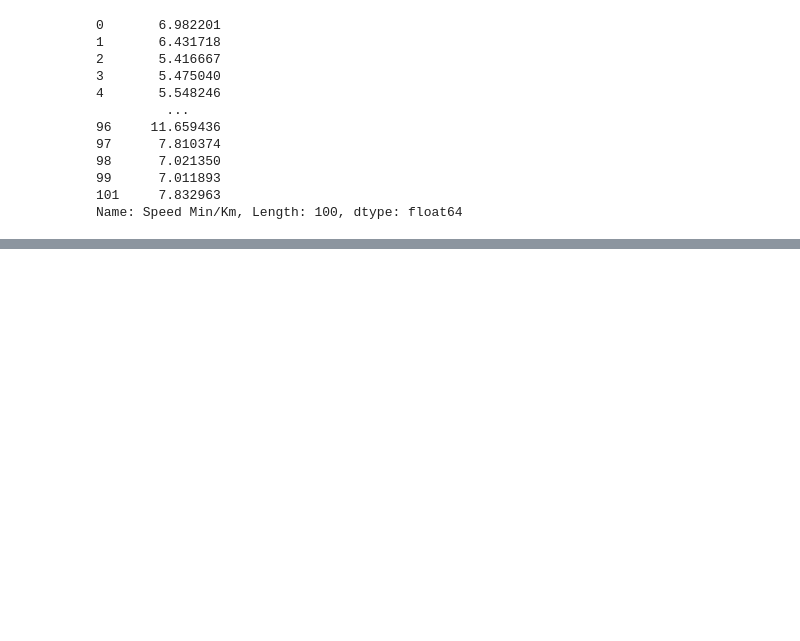
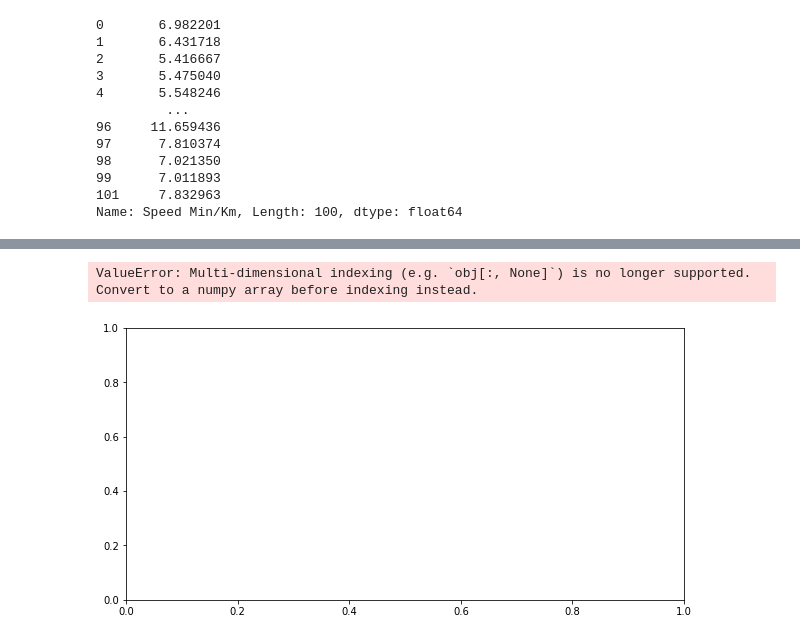
Before and after one commit to deanosmith/Stava, a Jupyter notebook: eda.ipynb, the cells around one changed output, grey strips where cells are left out. Cells and saved outputs as stored; diff of their text form; code cells hidden in the pictures; blank space fills up the shorter version.

Commit message:
Git ignore and new error

```diff
--- a/eda.ipynb
+++ b/eda.ipynb
@@ -109,14 +119,25 @@ plt.show()
 # %%
+# Ensure 'Week' is a column and the DataFrame is sorted by date
+df_july_onwards = df[df['Activity Date'].dt.month >= 7]
+df_july_onwards = df_july_onwards.sort_values('Activity Date')
+df_july_onwards['Week'] = df_july_onwards['Activity Date'].dt.isocalendar().week
 
-# Cumulative distance by week from July
-df_july_onwards = df[df['Activity Date'].dt.month >= 7]
-weekly_cumulative_distance = df_july_onwards.groupby('Week')['Distance'].cumsum()
+# Calculate the cumulative distance for each week
+df_july_onwards['Cumulative Distance'] = df_july_onwards.groupby('Week')['Distance'].cumsum()
+
+# Since we want to plot the cumulative distance at the end of each week,
+# we need to get the last cumulative distance for each week
+weekly_cumulative = df_july_onwards.drop_duplicates('Week', keep='last')
 
 # Plot cumulative distance by week
 plt.figure(figsize=(10, 5))
-plt.plot(weekly_cumulative_distance.index, weekly_cumulative_distance, marker='o', color='green')
+plt.plot(weekly_cumulative['Week'], weekly_cumulative['Cumulative Distance'], marker='o', color='green')
 plt.title('Cumulative Distance by Week from July 2023')
-plt.xlabel('Week')
+plt.xlabel('Week Number')
 plt.ylabel('Cumulative Distance (km)')
 plt.grid(True)
+plt.xticks(range(weekly_cumulative['Week'].min(), weekly_cumulative['Week'].max()+1))  # Set x-ticks to show every week number
 plt.show()
+# %% [output]
+ValueError: Multi-dimensional indexing (e.g. `obj[:, None]`) is no longer supported. Convert to a numpy array before indexing instead.
+[figure, added]
```
Also changed, not shown: parts of 4 cells of this notebook, 1 other file.
